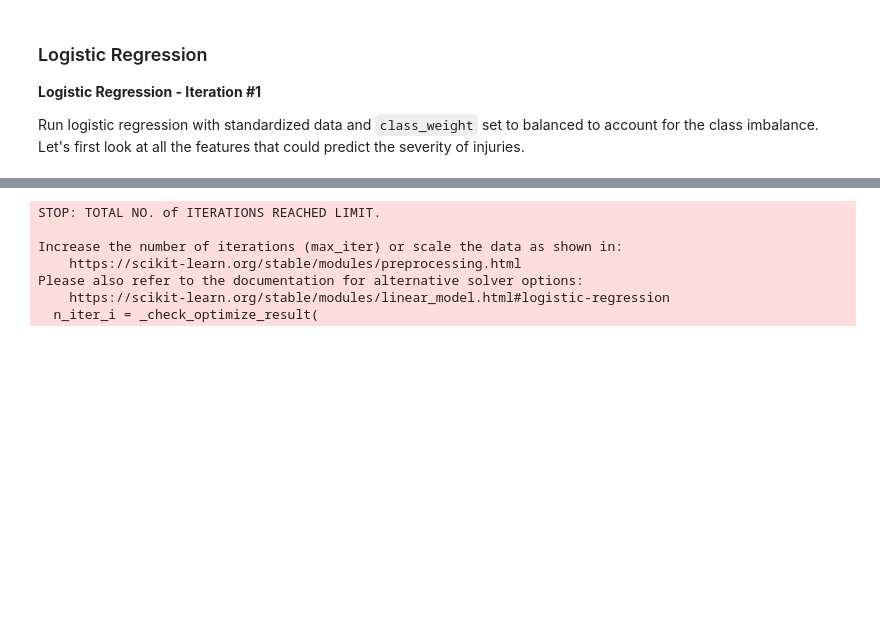
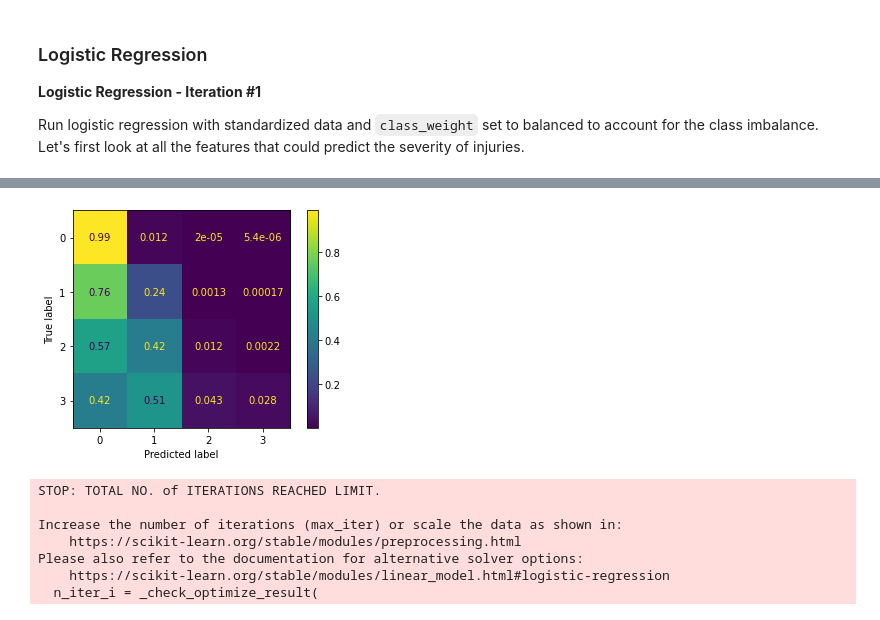
Before and after one commit to AngieKay/Chicago-Crashes, a Jupyter notebook: ChicagoCrashes_modeling.ipynb, the cells around one changed output, grey strips where cells are left out. Cells and saved outputs as stored; diff of their text form; code cells hidden in the pictures; blank space fills up the shorter version.

```diff
--- a/ChicagoCrashes_modeling.ipynb
+++ b/ChicagoCrashes_modeling.ipynb
@@ -824,3 +824,10 @@ The XGBoost models are not performing well enough to continue iterating the mode
 __Logistic Regression - Iteration #1__
 
 Run logistic regression with standardized data and `class_weight` set to balanced to account for the class imbalance. Let's first look at all the features that could predict the severity of injuries.
+# %%
+lr_pipe0 = Pipeline(steps=[
+    ('ss', StandardScaler()),
+    ('lr', LogisticRegression(random_state=42))
+])
+# %%
+lr_pipe0.fit(X_train_smaller_clean, y_train)
@@ -827,3 +878,7 @@ Run logistic regression with standardized data and `class_weight` set to balance
+# %%
+plot_confusion_matrix(lr_pipe0, X_train_smaller_clean, y_train, normalize='true');
+# %% [output]
+[figure, added]
 # %%
 lr_pipe = Pipeline(steps=[
     ('ss', StandardScaler()),
```
Also changed, not shown: parts of 2 cells of this notebook.
